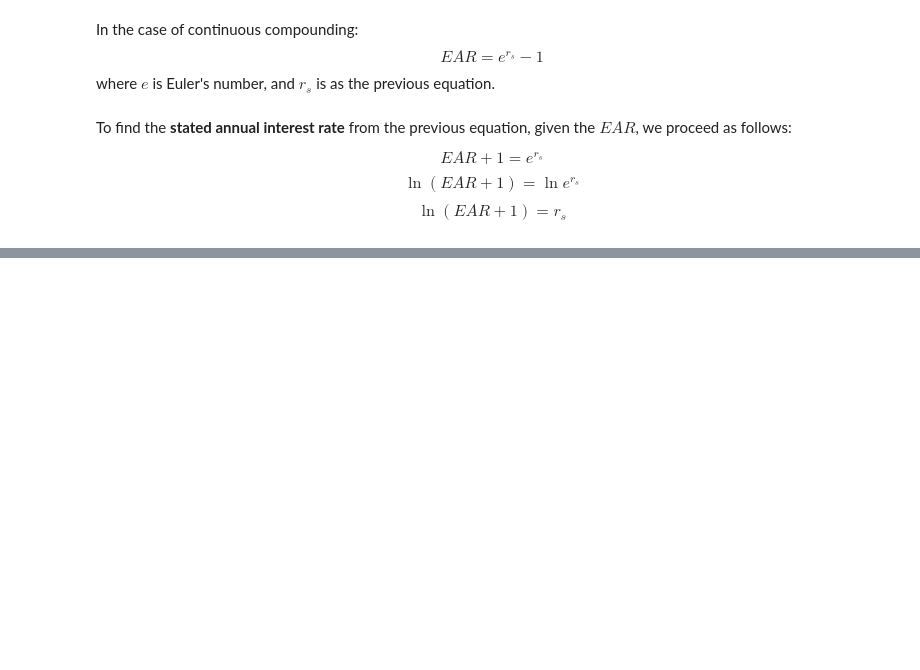
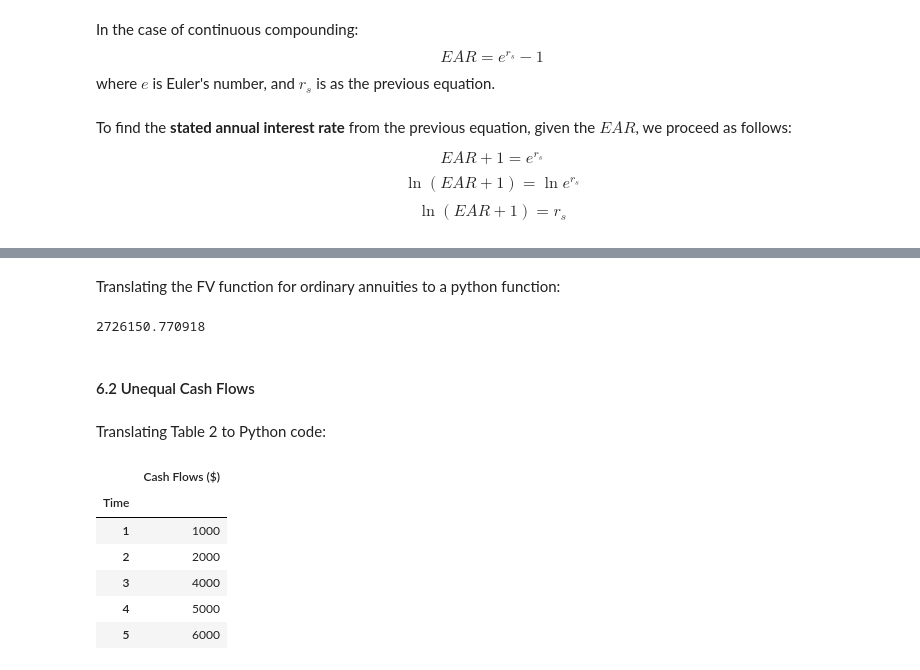
Before and after one commit to logician666/CFA-QuantitativeMethods, a Jupyter notebook: Notes to the Book.ipynb, the cells around one changed output, grey strips where cells are left out. Saved outputs shown, nothing was run; the diff lists cells and outputs as text; code cells hidden in the pictures; blank space fills up the shorter version.

```diff
--- a/Notes to the Book.ipynb
+++ b/Notes to the Book.ipynb
@@ -187,0 +200,2 @@ $$ \ln{(EAR + 1)} = r_s $$
+# %% [markdown]
+Translating the FV function for ordinary annuities to a python function:
@@ -187,0 +208,25 @@ $$ \ln{(EAR + 1)} = r_s $$
+# %%
+FV_annuity(20_000, 0.09, 30)
+# %% [output]
+2726150.770918
+# %% [markdown]
+#### 6.2 Unequal Cash Flows
+# %% [markdown]
+Translating Table 2 to Python code:
+# %%
+table_2 = pd.DataFrame(
+    {
+        'Cash Flows ($)': [1_000, 2_000, 4_000, 5_000, 6_000]
+    },
+    index=list(range(1, 6))
+)
+table_2.index.name = 'Time'
+table_2
+# %% [output]
+|  | Cash Flows ($) |
+| Time |  |
+| 1 | 1000 |
+| 2 | 2000 |
+| 3 | 4000 |
+| 4 | 5000 |
+| 5 | 6000 |
```
Also changed, not shown: parts of 6 cells of this notebook, 2 other files.
